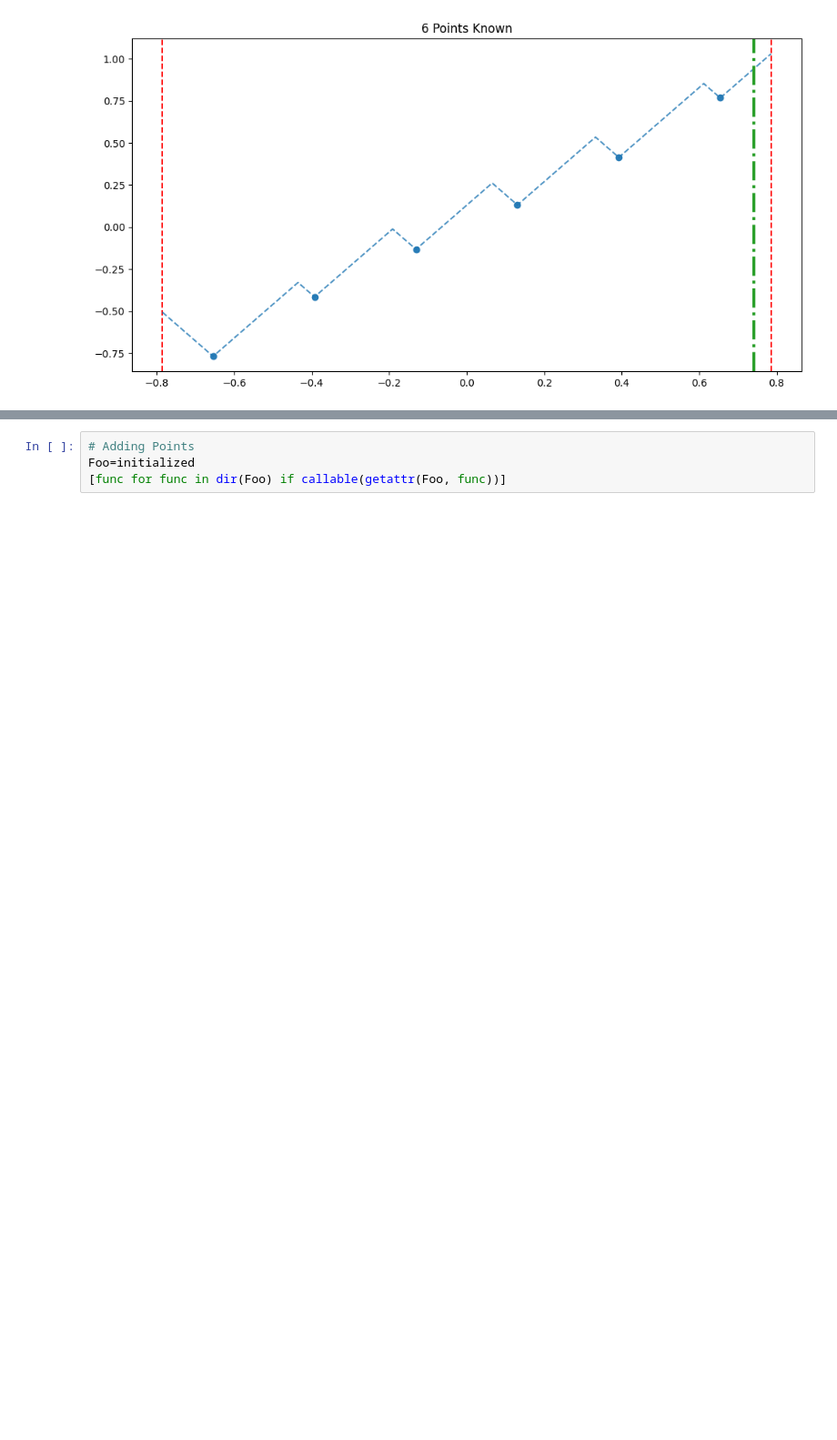
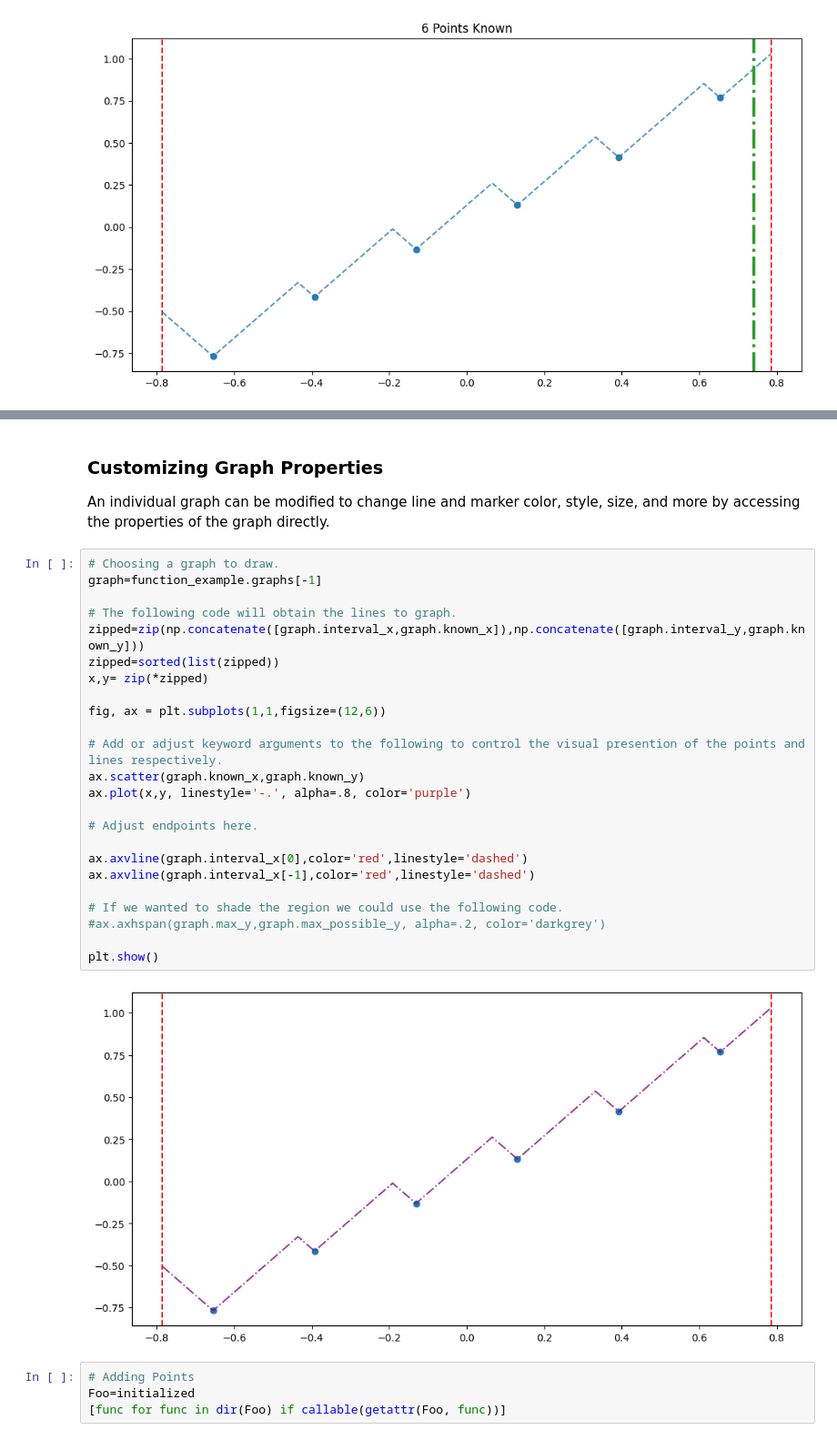
Before and after one commit to DevinGent/locating-maxima, a Jupyter notebook: tutorial.ipynb, the cells around one changed output, grey strips where cells are left out. Shown at 91% size. Drawn from its saved outputs; the diff is of its cells as text; blank space fills up the shorter version.

```diff
--- a/tutorial.ipynb
+++ b/tutorial.ipynb
@@ -324,3 +335,33 @@ plt.show()
+# %% [markdown]
+### Customizing Graph Properties
+
+An individual graph can be modified to change line and marker color, style, size, and more by accessing the properties of the graph directly.
+# %%
+# Choosing a graph to draw.
+graph=function_example.graphs[-1]
+
+# The following code will obtain the lines to graph.
+zipped=zip(np.concatenate([graph.interval_x,graph.known_x]),np.concatenate([graph.interval_y,graph.known_y]))
+zipped=sorted(list(zipped))
+x,y= zip(*zipped)
+
+fig, ax = plt.subplots(1,1,figsize=(12,6))
+
+# Add or adjust keyword arguments to the following to control the visual presention of the points and lines respectively.
+ax.scatter(graph.known_x,graph.known_y)
+ax.plot(x,y, linestyle='-.', alpha=.8, color='purple')
+
+# Adjust endpoints here.
+
+ax.axvline(graph.interval_x[0],color='red',linestyle='dashed')
+ax.axvline(graph.interval_x[-1],color='red',linestyle='dashed')
+
+# If we wanted to shade the region we could use the following code.
+#ax.axhspan(graph.max_y,graph.max_possible_y, alpha=.2, color='darkgrey')
+
+plt.show()
+# %% [output]
+[figure, added]
 # %%
 # Adding Points
 Foo=initialized
```
Also changed, not shown: parts of 3 cells of this notebook, 3 other files.
